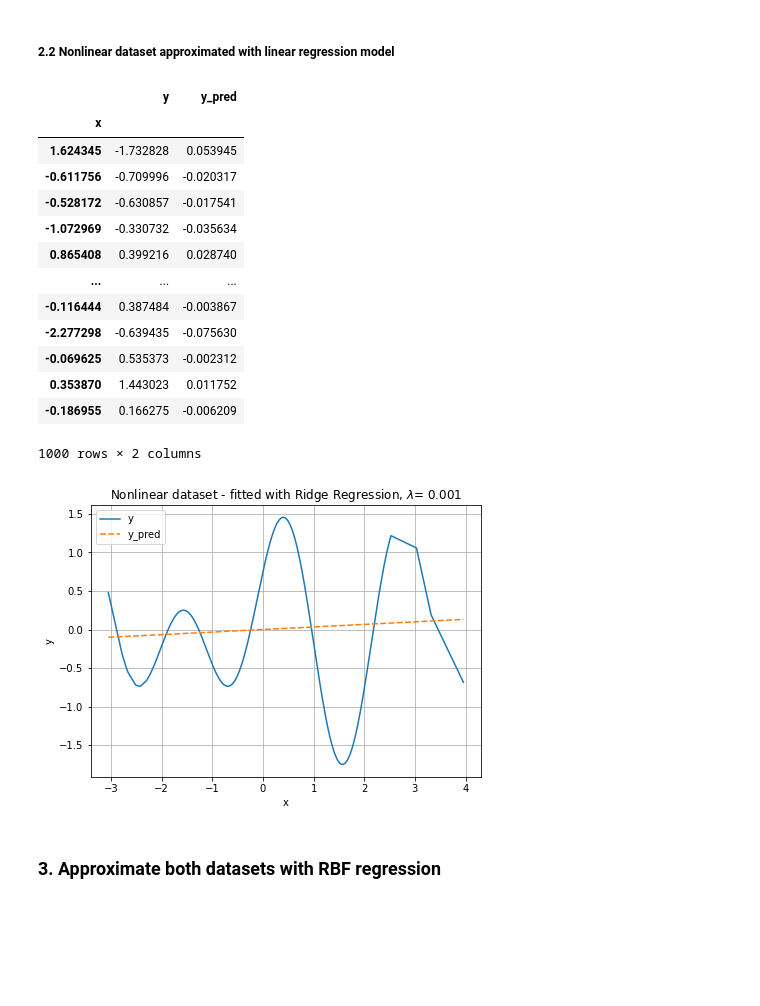
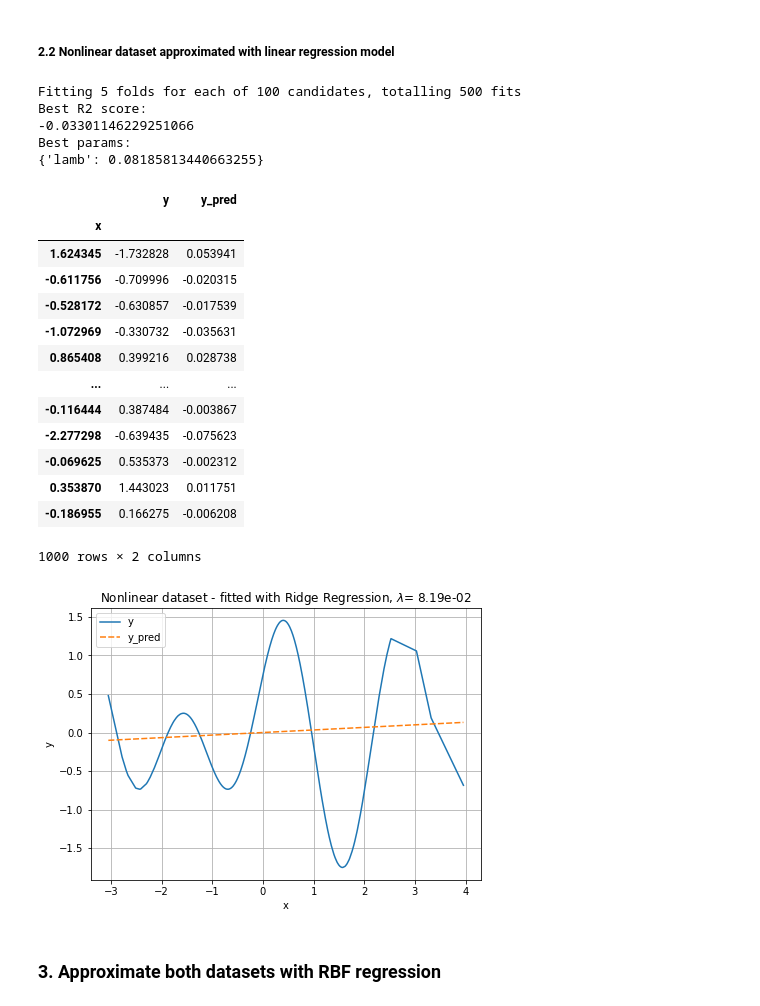
Before and after one commit to sonmikrafft-uni-MLCMS/ex5, a Jupyter notebook: task_1.ipynb, the cells around one changed output. Cells and saved outputs as stored; diff of their text form; code cells hidden in the pictures; blank space fills up the shorter version.

```diff
--- a/task_1.ipynb
+++ b/task_1.ipynb
@@ -99,32 +111,41 @@ fig.savefig("plots/1_linear_dataset_linear_regression.pdf", bbox_inches="tight")
 # %% [markdown]
 ##### 2.2 Nonlinear dataset approximated with linear regression model
+# %%
+param_grid_linear_regression = {"lamb": loguniform(1e-6, 1e-1)}
+rr = RidgeRegression()
+best_model = get_best_model(param_grid_linear_regression, rr, df_nonlinear.x.values, df_nonlinear.y.values, n_iter=100)
+# %% [output]
+Fitting 5 folds for each of 100 candidates, totalling 500 fits
+Best R2 score:
+-0.03301146229251066
+Best params:
+{'lamb': 0.08185813440663255}
 # %%
-rr = RidgeRegression(lamb=lamb)
-y_pred = rr.fit_transform(df_nonlinear.x.values, df_nonlinear.y.values)
+y_pred = best_model.predict(df_nonlinear.x.values)
 df_nonlinear_augmented = augment_with_prediction(df_nonlinear, y_pred)
 df_nonlinear_augmented
 # %% [output]
 |  | y | y_pred |
 | x |  |  |
-| 1.624345 | -1.732828 | 0.053945 |
-| -0.611756 | -0.709996 | -0.020317 |
-| -0.528172 | -0.630857 | -0.017541 |
-| -1.072969 | -0.330732 | -0.035634 |
-| 0.865408 | 0.399216 | 0.028740 |
+| 1.624345 | -1.732828 | 0.053941 |
+| -0.611756 | -0.709996 | -0.020315 |
+| -0.528172 | -0.630857 | -0.017539 |
+| -1.072969 | -0.330732 | -0.035631 |
+| 0.865408 | 0.399216 | 0.028738 |
 | ... | ... | ... |
 | -0.116444 | 0.387484 | -0.003867 |
-| -2.277298 | -0.639435 | -0.075630 |
+| -2.277298 | -0.639435 | -0.075623 |
 | -0.069625 | 0.535373 | -0.002312 |
-| 0.353870 | 1.443023 | 0.011752 |
-| -0.186955 | 0.166275 | -0.006209 |
+| 0.353870 | 1.443023 | 0.011751 |
+| -0.186955 | 0.166275 | -0.006208 |
 1000 rows × 2 columns
 # %%
 fig, ax = plt.subplots(1, 1, figsize=(7, 5))
-title = r"Nonlinear dataset - fitted with Ridge Regression, $\lambda$= {}".format(rr.lamb)
+title = r"Nonlinear dataset - fitted with Ridge Regression, $\lambda$= {:.2e}".format(best_model.lamb)
 ax = plot_pandas_dataset(df_nonlinear_augmented, "x", "y", title, ax=ax)
 fig.savefig("plots/1_nonlinear_dataset_linear_regression.pdf", bbox_inches="tight")
 # %% [output]
-[figure, old version]
+[figure, new version]
 # %% [markdown]
 ### 3. Approximate both datasets with RBF regression
 # %% [markdown]
```
Also changed, not shown: parts of 12 cells of this notebook, 1 other file.
